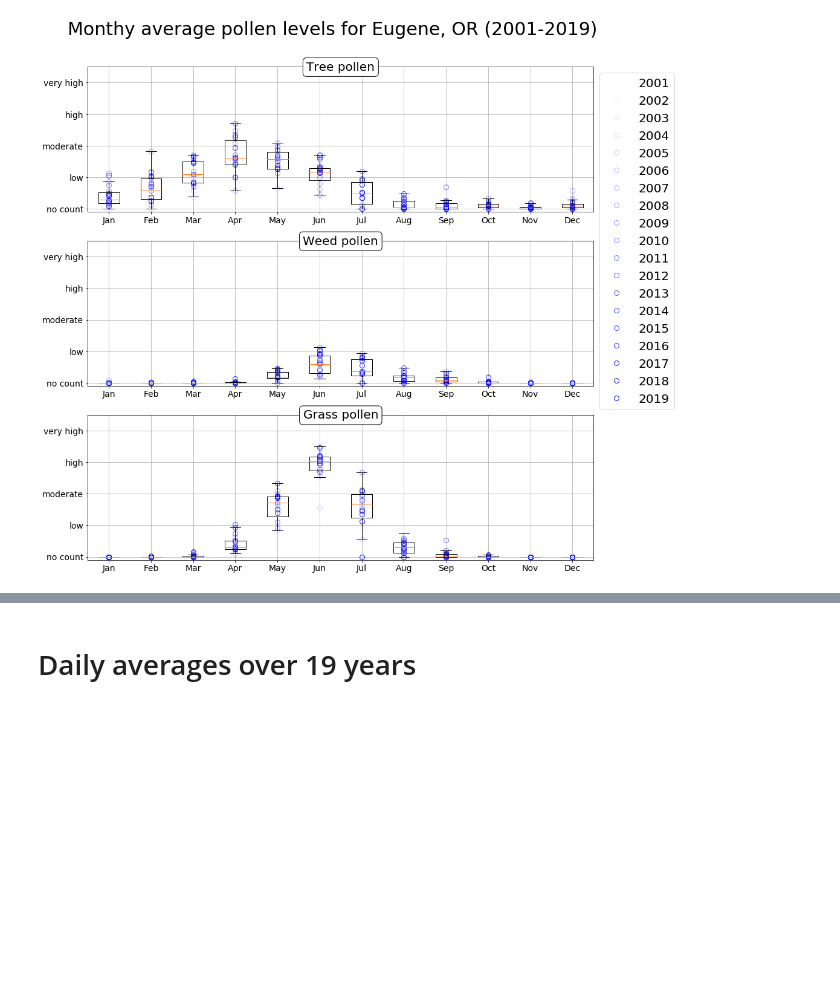
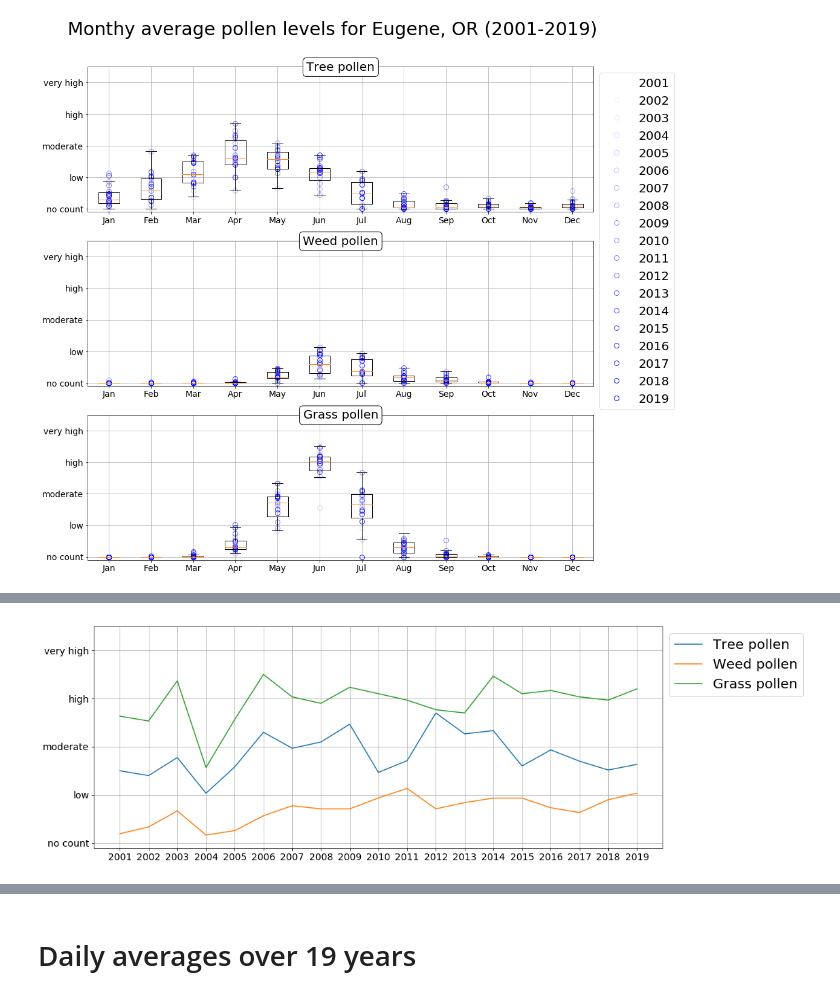
Before and after one commit to pdqnguyen/allergy, a Jupyter notebook: analysis.ipynb, the cells around one changed output, grey strips where cells are left out. Saved outputs shown, nothing was run; the diff lists cells and outputs as text; code cells hidden in the pictures; blank space fills up the shorter version.

```diff
--- a/analysis.ipynb
+++ b/analysis.ipynb
@@ -107,0 +137,14 @@ fig.show()
+# %%
+fig, ax = plt.subplots(1, 1, figsize=(15, 6))
+for i, col in enumerate(cols):
+    ax.plot(pv[col].max(0), label=col_labels[col])
+    ax.tick_params(labelsize=14)
+    ax.set_xticks(years)
+    ax.set_yticks(range(len(pollen_levels)))
+    ax.set_yticklabels(pollen_levels)
+    ax.set_ylim(-0.1, 4.5)
+    ax.grid()
+    ax.legend(bbox_to_anchor=(1, 1), fontsize=20)
+plt.show()
+# %% [output]
+[figure, added]
```
Also changed, not shown: parts of 11 cells of this notebook.
